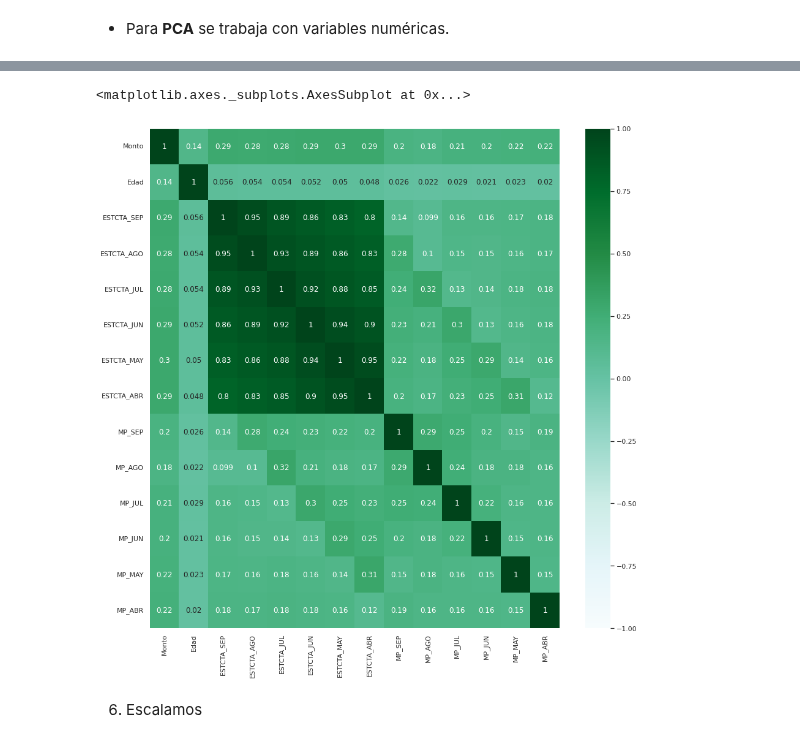
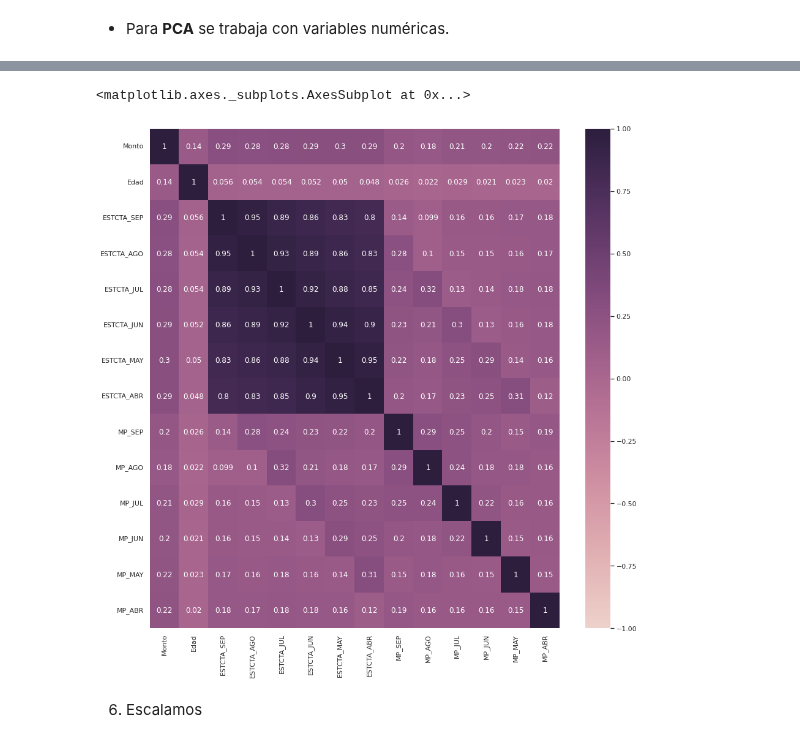
Before and after one commit to PosgradoMNA/actividades-de-aprendizaje-A01793918_HelmyMoreno, a Jupyter notebook: Actividad_6_Visualización.ipynb, the cells around one changed output, grey strips where cells are left out. Saved outputs shown, nothing was run; the diff lists cells and outputs as text; code cells hidden in the pictures.

```diff
--- a/Actividad_6_Visualización.ipynb
+++ b/Actividad_6_Visualización.ipynb
@@ -366,10 +353,10 @@ Conteo_num.corr()
 # %%
 corrs = Conteo_num.corr()
 sns.set(rc = {'figure.figsize':(15, 15)})
-sns.heatmap(corrs, vmin = -1, vmax = 1, cmap = "BuGn", annot= True)
+sns.heatmap(corrs, vmin = -1, vmax = 1, cmap = sns.cubehelix_palette(as_cmap=True), annot= True)
 # %% [output]
 <matplotlib.axes._subplots.AxesSubplot at 0x...>
-[figure, old version]
+[figure, new version]
 # %% [markdown]
 6. Escalamos
 # %%
```
Also changed, not shown: parts of 10 cells of this notebook.
